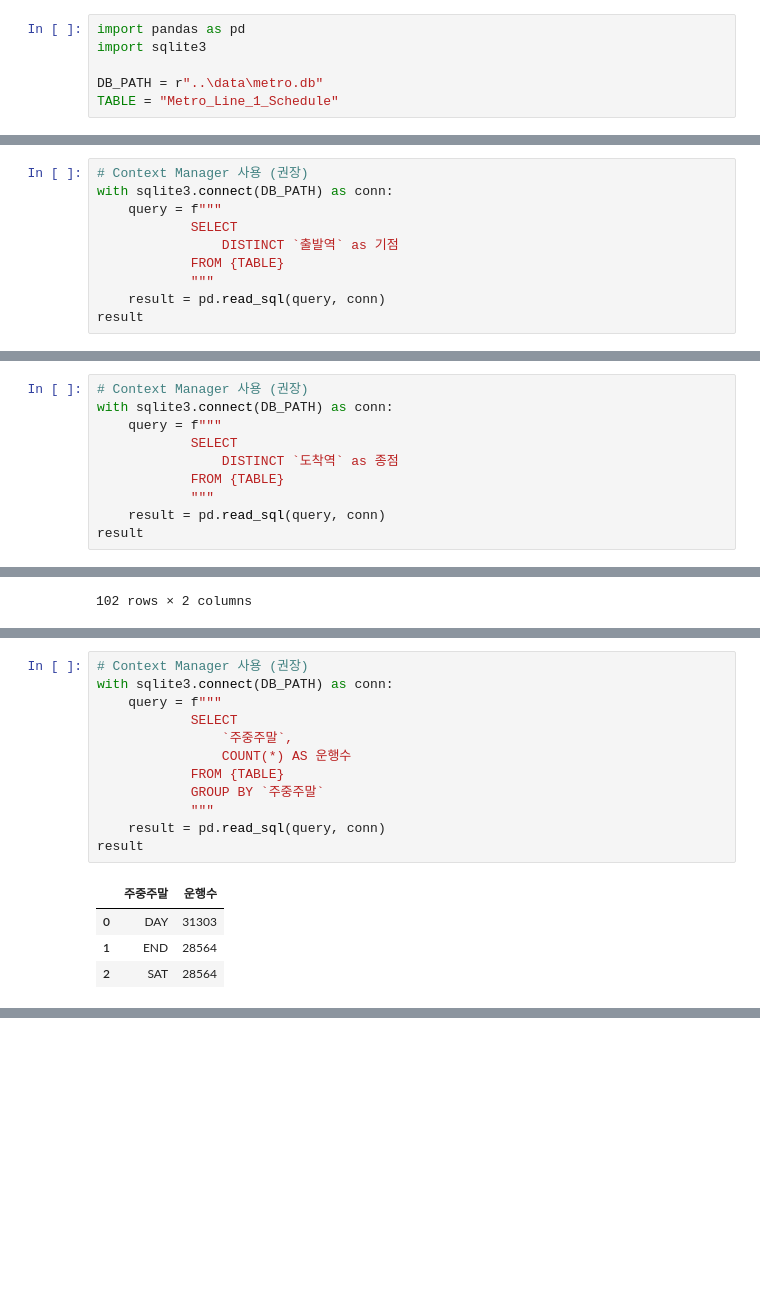
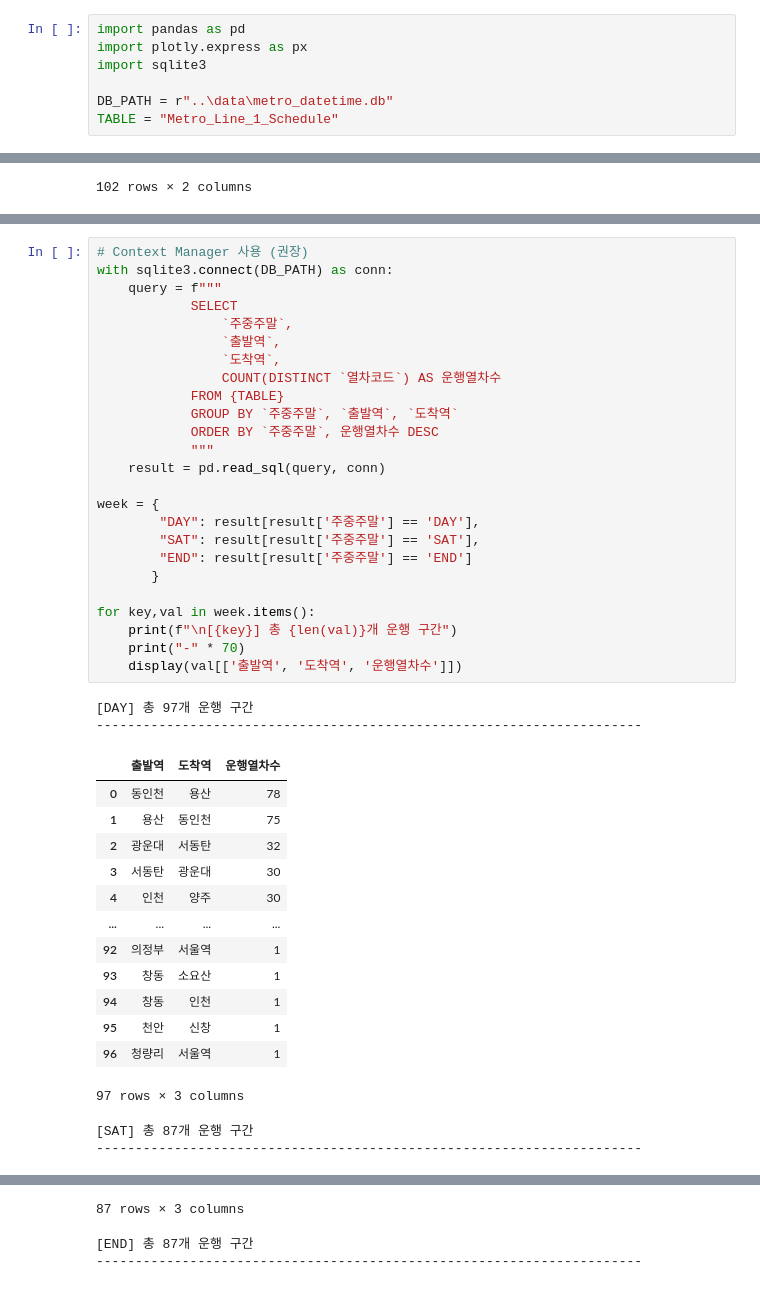
Before and after one commit to JaeBinary/subway-congestion, a Jupyter notebook: src/main.ipynb, the cells around one changed output, grey strips where cells are left out. Cells and saved outputs as stored; diff of their text form; blank space fills up the shorter version.

```diff
--- a/src/main.ipynb
+++ b/src/main.ipynb
@@ -1,8 +1,9 @@
 # %%
 import pandas as pd
+import plotly.express as px
 import sqlite3
 
-DB_PATH = r"..\data\metro.db"
+DB_PATH = r"..\data\metro_datetime.db"
 TABLE = "Metro_Line_1_Schedule"
 # %% [markdown]
 ##### 1. 테이블 속성의 타입을 알아보자.
@@ -74,10 +61,0 @@ result
-# %%
-# Context Manager 사용 (권장)
-with sqlite3.connect(DB_PATH) as conn:
-    query = f"""
-            SELECT
-                DISTINCT `출발역` as 기점
-            FROM {TABLE}
-            """
-    result = pd.read_sql(query, conn)
-result
@@ -104,10 +61,0 @@ result
-# %%
-# Context Manager 사용 (권장)
-with sqlite3.connect(DB_PATH) as conn:
-    query = f"""
-            SELECT
-                DISTINCT `도착역` as 종점
-            FROM {TABLE}
-            """
-    result = pd.read_sql(query, conn)
-result
@@ -162,17 +92,43 @@ result
 # %%
 # Context Manager 사용 (권장)
 with sqlite3.connect(DB_PATH) as conn:
     query = f"""
             SELECT
                 `주중주말`,
-                COUNT(*) AS 운행수
+                `출발역`,
+                `도착역`,
+                COUNT(DISTINCT `열차코드`) AS 운행열차수
             FROM {TABLE}
-            GROUP BY `주중주말`
+            GROUP BY `주중주말`, `출발역`, `도착역`
+            ORDER BY `주중주말`, 운행열차수 DESC
             """
     result = pd.read_sql(query, conn)
-result
+
+week = {
+        "DAY": result[result['주중주말'] == 'DAY'],
+        "SAT": result[result['주중주말'] == 'SAT'],
+        "END": result[result['주중주말'] == 'END']
+       }
+
+for key,val in week.items():
+    print(f"\n[{key}] 총 {len(val)}개 운행 구간")
+    print("-" * 70)
+    display(val[['출발역', '도착역', '운행열차수']])
 # %% [output]
+[DAY] 총 97개 운행 구간
+----------------------------------------------------------------------
-|  | 주중주말 | 운행수 |
-| 0 | DAY | 31303 |
-| 1 | END | 28564 |
-| 2 | SAT | 28564 |
+|  | 출발역 | 도착역 | 운행열차수 |
+| 0 | 동인천 | 용산 | 78 |
+| 1 | 용산 | 동인천 | 75 |
+| 2 | 광운대 | 서동탄 | 32 |
+| 3 | 서동탄 | 광운대 | 30 |
+| 4 | 인천 | 양주 | 30 |
+| ... | ... | ... | ... |
+| 92 | 의정부 | 서울역 | 1 |
+| 93 | 창동 | 소요산 | 1 |
+| 94 | 창동 | 인천 | 1 |
+| 95 | 천안 | 신창 | 1 |
+| 96 | 청량리 | 서울역 | 1 |
+97 rows × 3 columns
+[SAT] 총 87개 운행 구간
+----------------------------------------------------------------------
@@ -178,0 +147,3 @@ result
+87 rows × 3 columns
+[END] 총 87개 운행 구간
+----------------------------------------------------------------------
```
Also changed, not shown: parts of 12 cells of this notebook.
